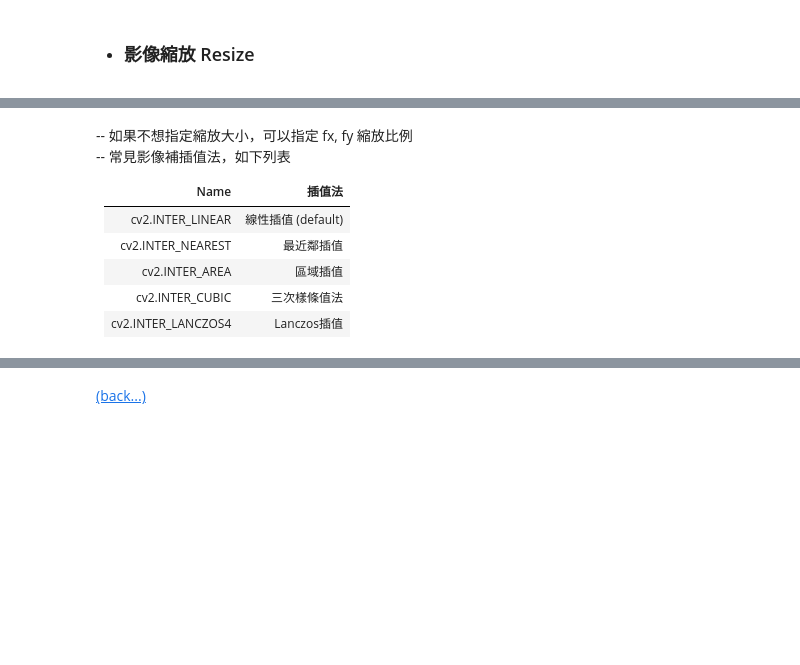
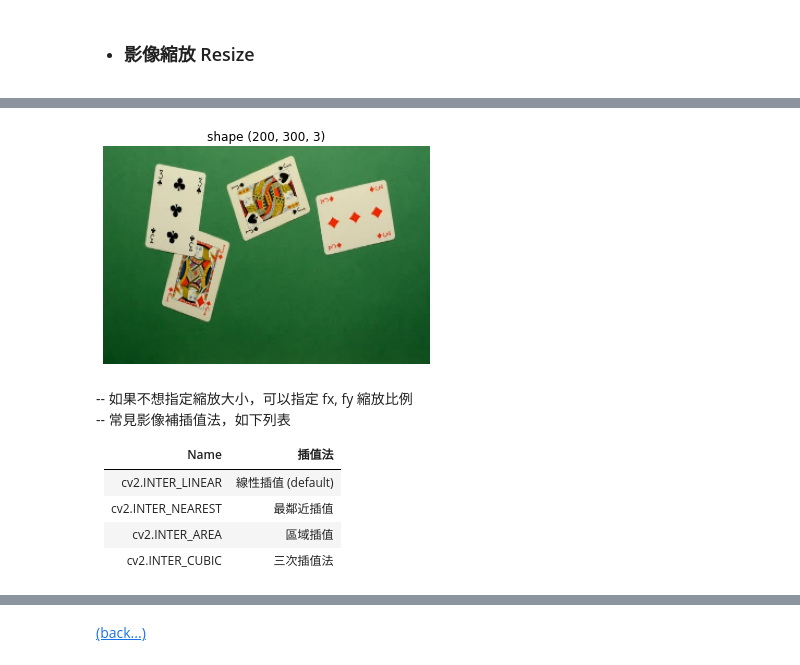
Before and after one commit to TA-aiacademy/course_3.0, a Jupyter notebook: 05_CVCNN/Part1_Intro_CV/03_Basic_Image_Processing.ipynb, the cells around one changed output, grey strips where cells are left out. Drawn from its saved outputs; the diff is of its cells as text; code cells hidden in the pictures; blank space fills up the shorter version.

```diff
--- a/05_CVCNN/Part1_Intro_CV/03_Basic_Image_Processing.ipynb
+++ b/05_CVCNN/Part1_Intro_CV/03_Basic_Image_Processing.ipynb
@@ -29,11 +33,13 @@ print(img.shape)
 # %%
-# 縮成 300 x 300  大小
-resize_img1 = cv2.resize(img, (300, 300))
+# 縮成 200 x 300  大小
+resize_img1 = cv2.resize(img, (300, 200))
 
 plt.imshow(resize_img1)
 plt.title("shape {}".format(resize_img1.shape))
 plt.axis("off")
 plt.show()
+# %% [output]
+[figure, added]
 # %% [markdown]
 -- 如果不想指定縮放大小，可以指定 fx, fy 縮放比例<br>
 -- 常見影像補插值法，如下列表<br>
@@ -41,10 +47,9 @@ plt.show()
 Name             | 插值法
 :-----------------:|:--------------------:
 cv2.INTER_LINEAR   | 線性插值 (default)
-cv2.INTER_NEAREST  | 最近鄰插值
+cv2.INTER_NEAREST  | 最鄰近插值
 cv2.INTER_AREA     | 區域插值
-cv2.INTER_CUBIC    | 三次樣條值法
-cv2.INTER_LANCZOS4 | Lanczos插值
+cv2.INTER_CUBIC    | 三次插值法
 # %%
 resize_img2 = cv2.resize(img, (0, 0), fx=0.5, fy=0.2)
 
```
Also changed, not shown: parts of 12 cells of this notebook, 4 other files.
